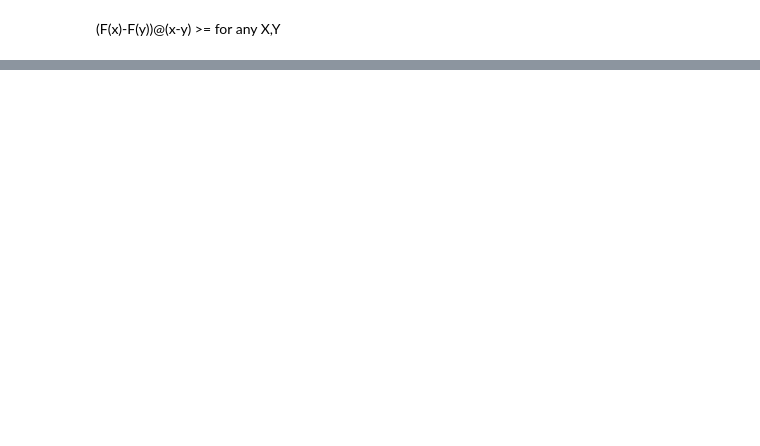
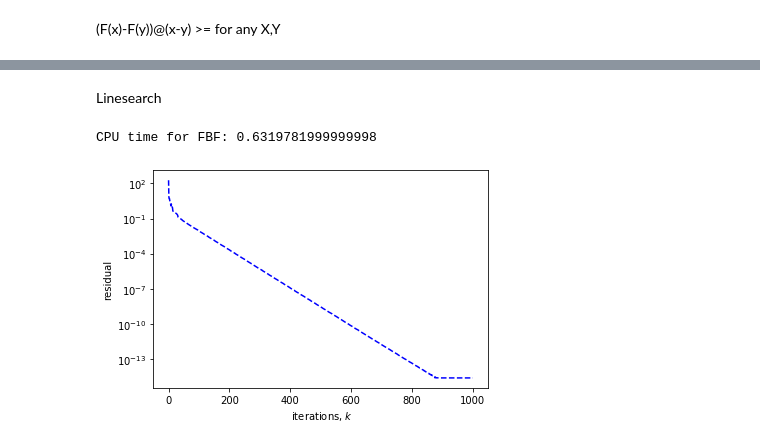
Before and after one commit to okhofsk/Semester-Project-Test, a Jupyter notebook: Testing Constrained Optimization Optimized.ipynb, the cells around one changed output, grey strips where cells are left out. Drawn from its saved outputs; the diff is of its cells as text; code cells hidden in the pictures; blank space fills up the shorter version.

```diff
--- a/Testing Constrained Optimization Optimized.ipynb
+++ b/Testing Constrained Optimization Optimized.ipynb
@@ -26,11 +10,11 @@ fmax = lambda x: np.clip(x,0,None)
 # %%
-dimX = 2
+dimX = 3
 dimY = 1
-dimU = 0
-proj = None
+dimU = 1
+proj = get_projector("simplex")
 
 import time
 start_time = time.time()
-q0, p, q, r, A, b = randQCQPmat(dimX,dimY, proj,True,False, dimU)
+q0, p, q, r, A, b = randQCQP(dimX,dimY, proj,True,"minusuniform")
 print("--- %s seconds ---" % (time.time() - start_time))
 # %% [output]
@@ -154,0 +220,2 @@ print("fx is", fx(ans1[2][0:dimX]))
+# %% [markdown]
+Linesearch
@@ -154,0 +293,20 @@ print("fx is", fx(ans1[2][0:dimX]))
+# %%
+N = 1000
+show_out = False
+proxg = lambda x,eps: prox_g(x)
+q0 = proxg(np.ones(dimX + dimY),1)
+ans1 = tseng_fbf_linesearch(J_co, F_co, proxg, q0, 2, N)
+# %% [output]
+CPU time for FBF: 0.6319781999999998
+# %%
+plt.plot(ans1[0], '--b')
+
+plt.yscale('log')
+
+plt.xlabel(u' iterations, $k$')
+plt.ylabel(u'residual')
+
+#plt.savefig('figures/nash.pdf', bbox_inches='tight')
+plt.show()
+# %% [output]
+[figure, added]
```
Also changed, not shown: parts of 14 cells of this notebook, 22 other files.
